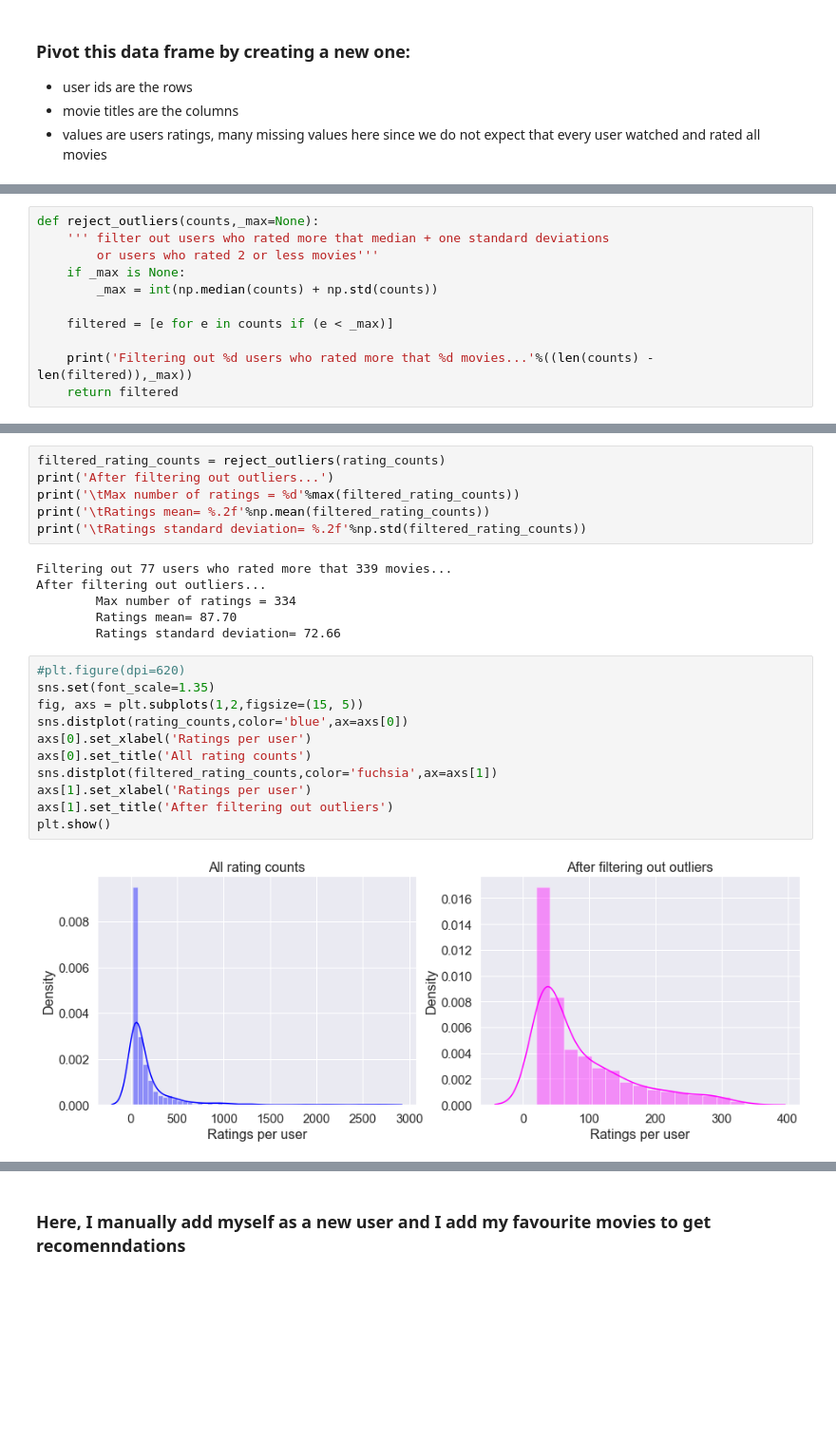
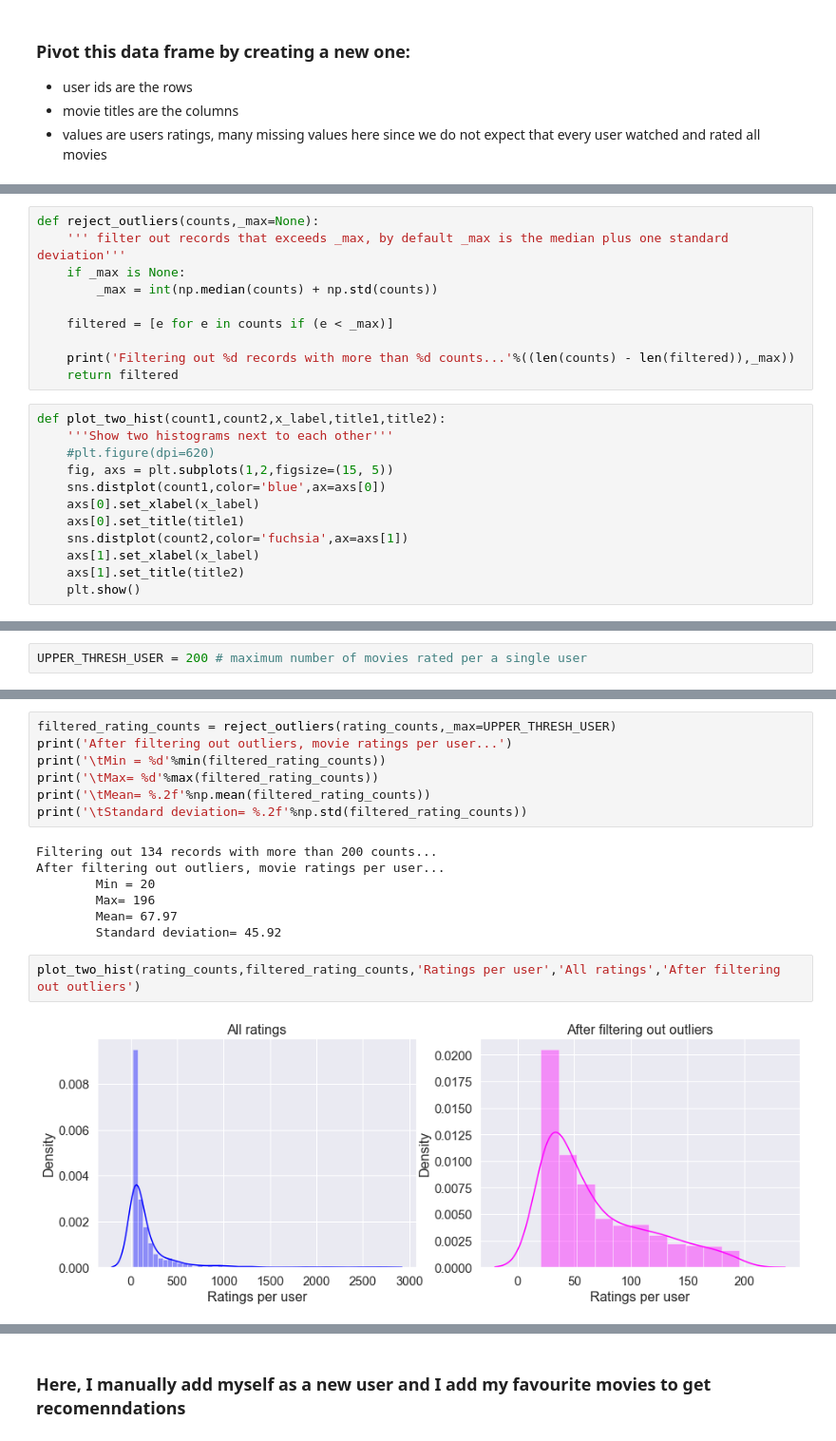
Before and after one commit to israa-alqassem/data_science, a Jupyter notebook: movie_recommendations/Recommend_me_a_movie.ipynb, the cells around one changed output, grey strips where cells are left out. Shown at 95% size. Cells and saved outputs as stored; diff of their text form; blank space fills up the shorter version.

```diff
--- a/movie_recommendations/Recommend_me_a_movie.ipynb
+++ b/movie_recommendations/Recommend_me_a_movie.ipynb
@@ -83,11 +93,22 @@ The new datafram has 610 users (rows) who rated 9719 movies (columns).
 # %%
 def reject_outliers(counts,_max=None):
-    ''' filter out users who rated more that median + one standard deviations
-        or users who rated 2 or less movies'''
+    ''' filter out records that exceeds _max, by default _max is the median plus one standard deviation'''
     if _max is None:
         _max = int(np.median(counts) + np.std(counts))
 
     filtered = [e for e in counts if (e < _max)]
 
-    print('Filtering out %d users who rated more that %d movies...'%((len(counts) - len(filtered)),_max))
+    print('Filtering out %d records with more than %d counts...'%((len(counts) - len(filtered)),_max))
     return filtered
+# %%
+def plot_two_hist(count1,count2,x_label,title1,title2):
+    '''Show two histograms next to each other'''
+    #plt.figure(dpi=620)
+    fig, axs = plt.subplots(1,2,figsize=(15, 5))
+    sns.distplot(count1,color='blue',ax=axs[0])
+    axs[0].set_xlabel(x_label)
+    axs[0].set_title(title1)
+    sns.distplot(count2,color='fuchsia',ax=axs[1])
+    axs[1].set_xlabel(x_label)
+    axs[1].set_title(title2)
+    plt.show()
@@ -94,2 +117,4 @@ def reject_outliers(counts,_max=None):
+# %%
+UPPER_THRESH_USER = 200 # maximum number of movies rated per a single user
 # %%
 rating_counts = user_ratings.count(axis=1) #Count non-NA cells for each row.
@@ -107,26 +132,19 @@ Some stats on user rating counts...
 # %%
-filtered_rating_counts = reject_outliers(rating_counts)
-print('After filtering out outliers...')
-print('\tMax number of ratings = %d'%max(filtered_rating_counts))
-print('\tRatings mean= %.2f'%np.mean(filtered_rating_counts))
-print('\tRatings standard deviation= %.2f'%np.std(filtered_rating_counts))
+filtered_rating_counts = reject_outliers(rating_counts,_max=UPPER_THRESH_USER)
+print('After filtering out outliers, movie ratings per user...')
+print('\tMin = %d'%min(filtered_rating_counts))
+print('\tMax= %d'%max(filtered_rating_counts))
+print('\tMean= %.2f'%np.mean(filtered_rating_counts))
+print('\tStandard deviation= %.2f'%np.std(filtered_rating_counts))
 # %% [output]
-Filtering out 77 users who rated more that 339 movies...
-After filtering out outliers...
-        Max number of ratings = 334
-        Ratings mean= 87.70
-        Ratings standard deviation= 72.66
+Filtering out 134 records with more than 200 counts...
+After filtering out outliers, movie ratings per user...
+        Min = 20
+        Max= 196
+        Mean= 67.97
+        Standard deviation= 45.92
 # %%
-#plt.figure(dpi=620)
-sns.set(font_scale=1.35)
-fig, axs = plt.subplots(1,2,figsize=(15, 5))
-sns.distplot(rating_counts,color='blue',ax=axs[0])
-axs[0].set_xlabel('Ratings per user')
-axs[0].set_title('All rating counts')
-sns.distplot(filtered_rating_counts,color='fuchsia',ax=axs[1])
-axs[1].set_xlabel('Ratings per user')
-axs[1].set_title('After filtering out outliers')
-plt.show()
+plot_two_hist(rating_counts,filtered_rating_counts,'Ratings per user','All ratings','After filtering out outliers')
 # %% [output]
-[figure, old version]
+[figure, new version]
 # %%
```
Also changed, not shown: parts of 24 cells of this notebook.
